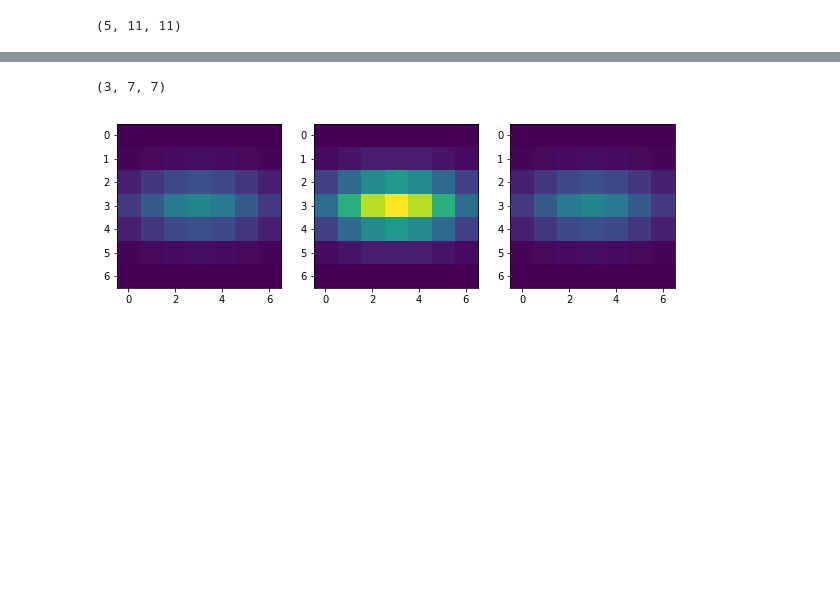
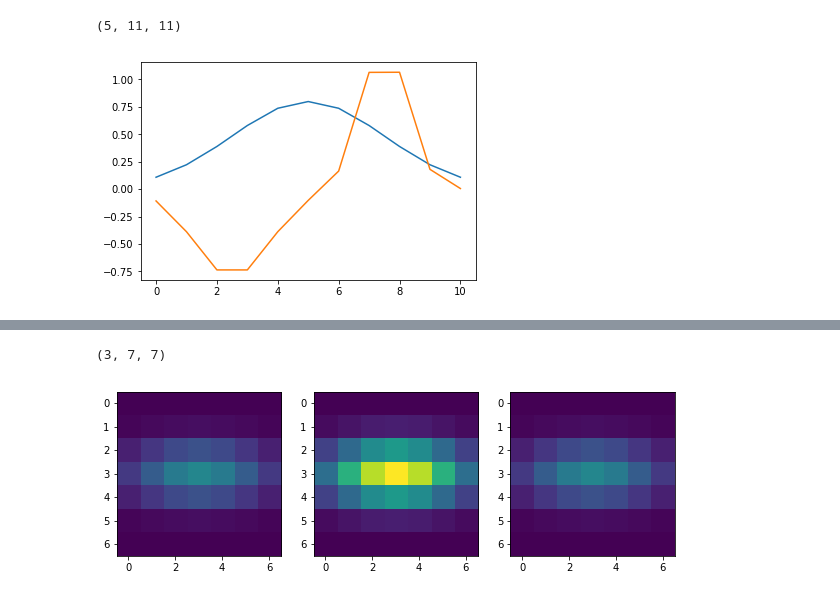
Before and after one commit to bmeatayi/neurogan, a Jupyter notebook: dataset/cnn_data/cnn_filters.ipynb, the cells around one changed output, grey strips where cells are left out. Drawn from its saved outputs; the diff is of its cells as text; code cells hidden in the pictures; blank space fills up the shorter version.

```diff
--- a/dataset/cnn_data/cnn_filters.ipynb
+++ b/dataset/cnn_data/cnn_filters.ipynb
@@ -24,6 +24,13 @@ convFilt1 = 3 * xyz/np.linalg.norm(xyz.flatten())
 print(convFilt1.shape)
 # %% [output]
 (5, 11, 11)
+# %%
+fig, ax = plt.subplots(1)
+ax.plot(x)
+ax.plot(y)
+plt.show()
+# %% [output]
+[figure, added]
 # %%
 fig, ax = plt.subplots(1, nT, figsize=(10, 5))
 vmin, vmax = convFilt1.min(), convFilt1.max()
```
Also changed, not shown: parts of 3 cells of this notebook.
